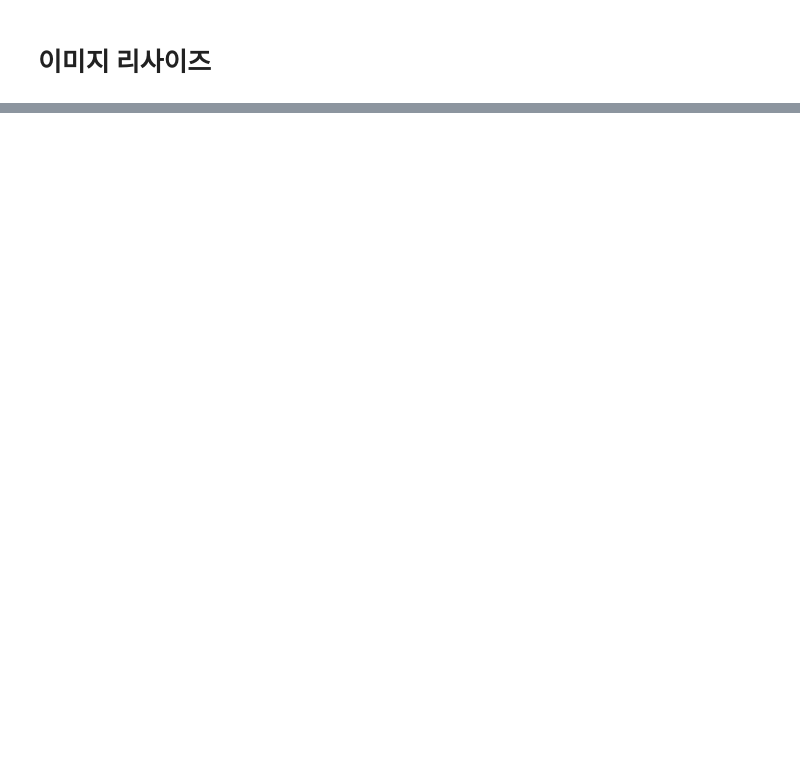
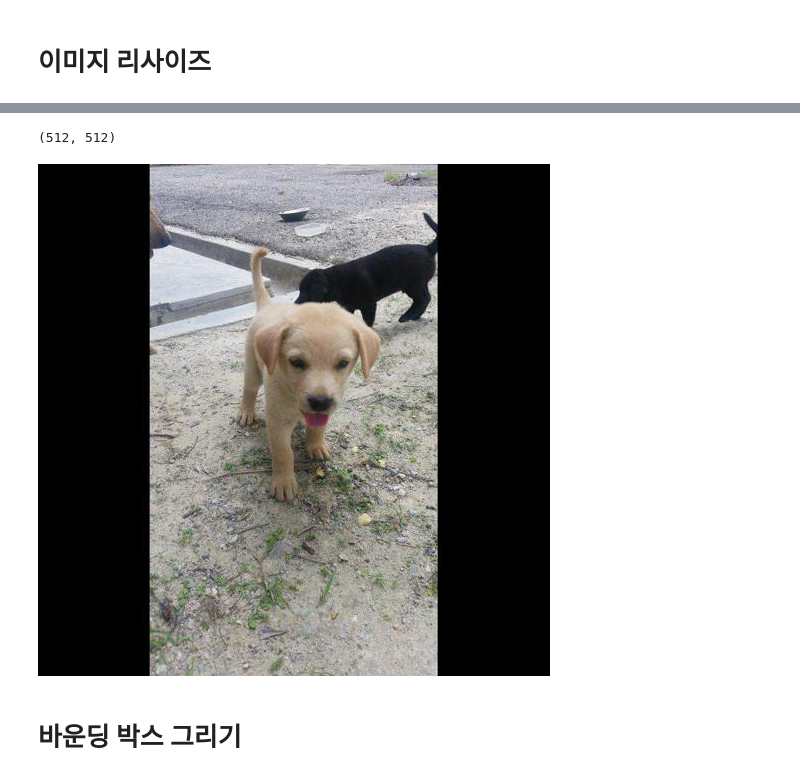
Before and after one commit to Find-Your-Fit/petfinder, a Jupyter notebook: EfficientDet/utils/img_resize_padding.ipynb, the cells around one changed output, grey strips where cells are left out. Saved outputs shown, nothing was run; the diff lists cells and outputs as text; code cells hidden in the pictures; blank space fills up the shorter version.

```diff
--- a/EfficientDet/utils/img_resize_padding.ipynb
+++ b/EfficientDet/utils/img_resize_padding.ipynb
@@ -27,17 +27,11 @@ train_img_names = os.listdir(path)
 # %%
-for img_name in tqdm.tqdm(train_img_names[0]):
+import tqdm
+
+TRAIN_FOLDER = "dataset/train/"
+for img_name in tqdm.tqdm(train_img_names):
     img = Image.open(TRAIN_FOLDER + img_name)
     new_img = re_ratio_image(img)
-    img_resize = img.resize((int(img.width / 2), int(img.height / 2)))
+    new_img.save("dataset/padding_train/"+img_name)
-# %%
-import tqdm
-TRAIN_FOLDER = "dataset/train/"
-
-
-for img_name in tqdm.tqdm(train_img_names):
-    img = Image.open(TRAIN_FOLDER + img_name)
-    new_img = re_ratio_image(img)
-    new_img.save("dataset/resize_train/"+img_name)
 # %% [markdown]
 # 이미지 패딩 전 / 후 비교
 # %%
@@ -65,9 +62,9 @@ import os.path
 import tqdm
 import os
 
-ROOT_PATH = "C:\JupyterNotebook\GitHub\petfinder\Yet-Another-EfficientDet-Pytorch"
+
 TRAIN_FOLDER = "dataset/padding_train/"
-os.chdir(ROOT_PATH)
+
 train_img_names = os.listdir(TRAIN_FOLDER)
 
 for img_name in tqdm.tqdm(train_img_names):
@@ -76,5 +73,11 @@ for img_name in tqdm.tqdm(train_img_names):
     # print(image.size)
 
     image=image.resize((512, 512))
-    image.save("dataset/resize_padding_train/"+img_name)
+    image.save("dataset/padding_resize_train/"+img_name)
     # print(image.size)
+# %%
+for img_name in tqdm.tqdm(train_img_names):
+    raw_img = Image.open("dataset/train/" + img_name)
+    padded_img=Image.open("dataset/padding_resize_train/"+img_name)
+
+    break
@@ -80,0 +90,8 @@ for img_name in tqdm.tqdm(train_img_names):
+# %%
+print(padded_img.size)
+padded_img
+# %% [output]
+(512, 512)
+[figure, added]
+# %% [markdown]
+# 바운딩 박스 그리기
```
Also changed, not shown: parts of 17 cells of this notebook, 5 other files.
